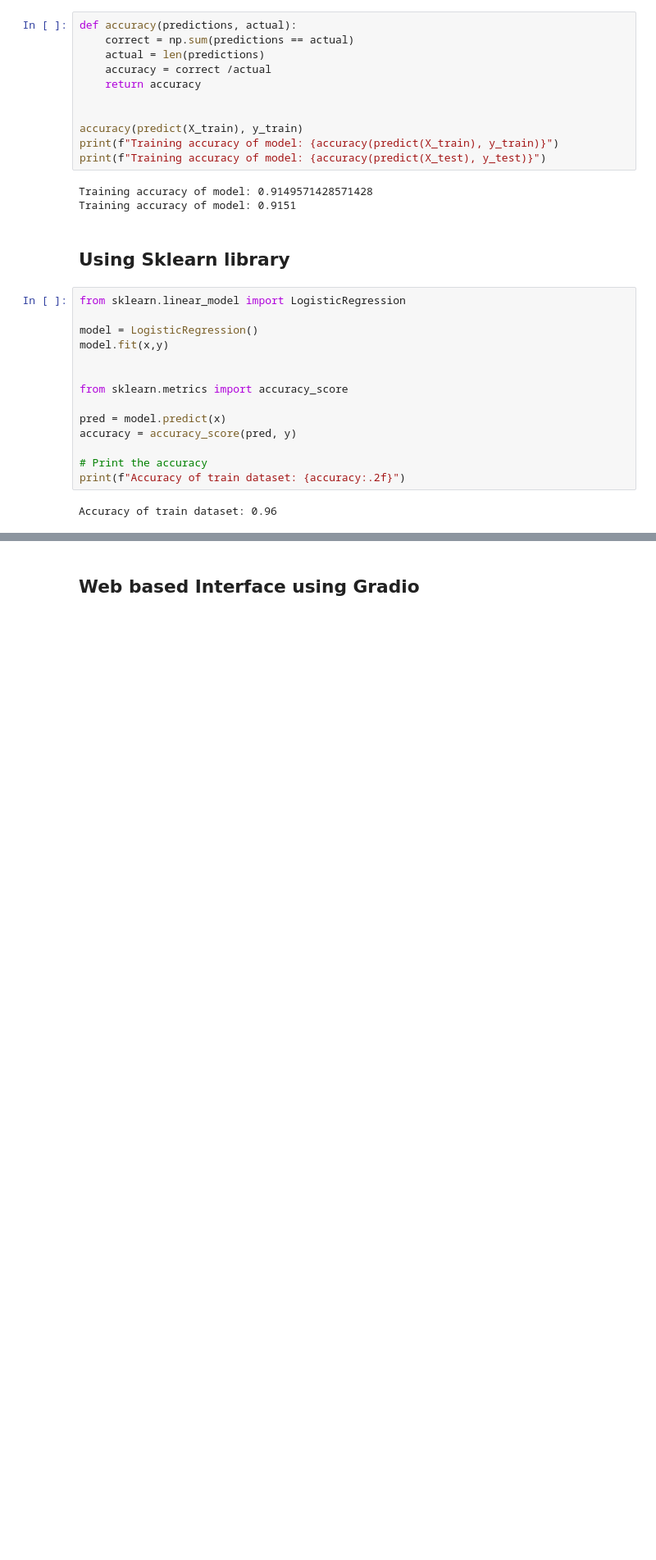
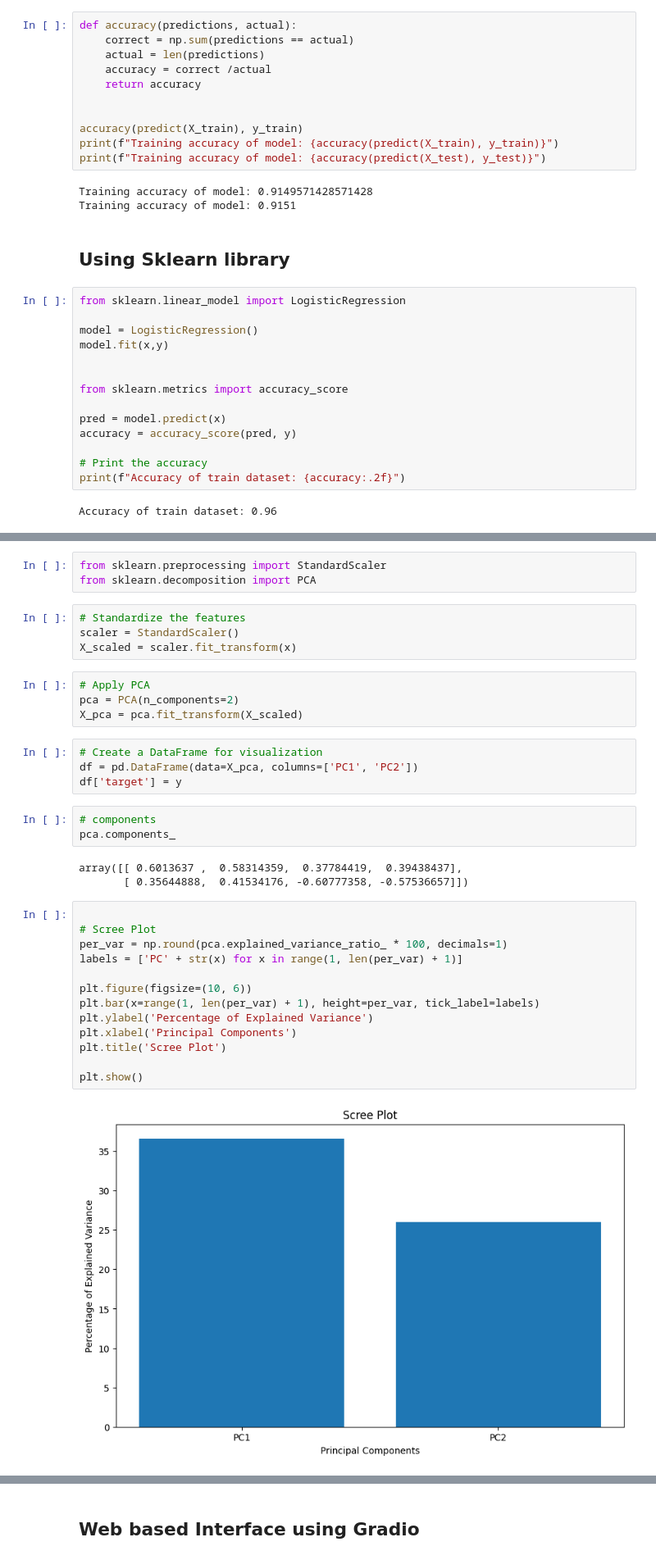
Before and after one commit to mayurd8862/Diabetes_Prediction_using_Logistic_Regression_from_scratch, a Jupyter notebook: new.ipynb, the cells around one changed output, grey strips where cells are left out. Shown at 82% size. Drawn from its saved outputs; the diff is of its cells as text; blank space fills up the shorter version.

```diff
--- a/new.ipynb
+++ b/new.ipynb
@@ -269,0 +309,36 @@ Accuracy of train dataset: 0.96
+# %%
+from sklearn.preprocessing import StandardScaler
+from sklearn.decomposition import PCA
+# %%
+# Standardize the features
+scaler = StandardScaler()
+X_scaled = scaler.fit_transform(x)
+# %%
+# Apply PCA
+pca = PCA(n_components=2)
+X_pca = pca.fit_transform(X_scaled)
+# %%
+# Create a DataFrame for visualization
+df = pd.DataFrame(data=X_pca, columns=['PC1', 'PC2'])
+df['target'] = y
+# %%
+# components
+pca.components_
+# %% [output]
+array([[ 0.6013637 ,  0.58314359,  0.37784419,  0.39438437],
+       [ 0.35644888,  0.41534176, -0.60777358, -0.57536657]])
+# %%
+
+# Scree Plot
+per_var = np.round(pca.explained_variance_ratio_ * 100, decimals=1)
+labels = ['PC' + str(x) for x in range(1, len(per_var) + 1)]
+
+plt.figure(figsize=(10, 6))
+plt.bar(x=range(1, len(per_var) + 1), height=per_var, tick_label=labels)
+plt.ylabel('Percentage of Explained Variance')
+plt.xlabel('Principal Components')
+plt.title('Scree Plot')
+
+plt.show()
+# %% [output]
+[figure, added]
```
Also changed, not shown: parts of 10 cells of this notebook, 1 other file.
